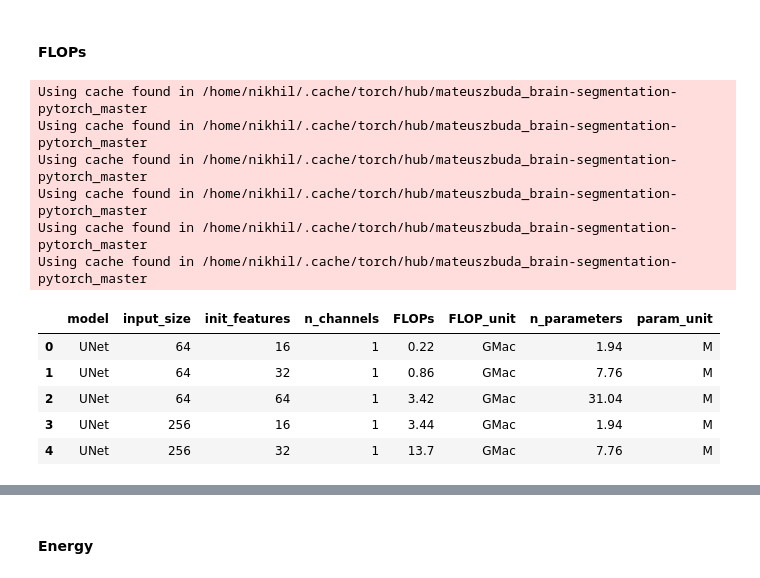
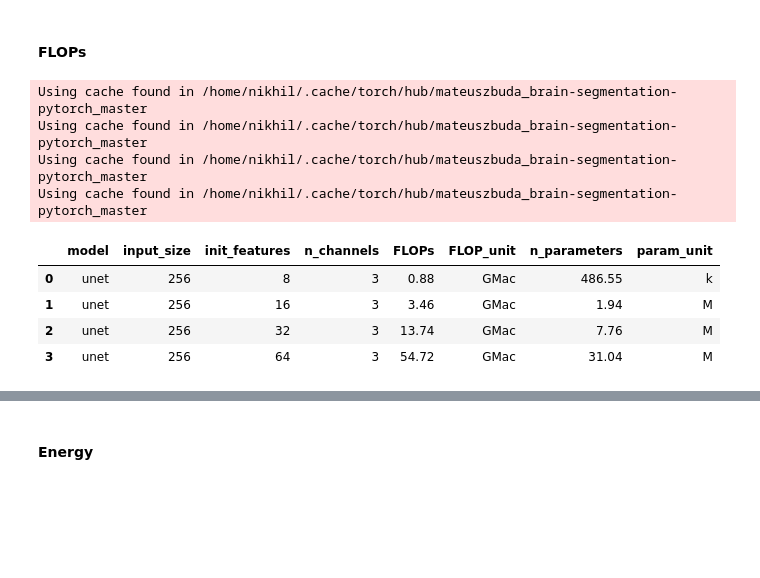
Before and after one commit to neurodatascience/watts_up_compute, a Jupyter notebook: notebooks/4_unet_analysis.ipynb, the cells around one changed output, grey strips where cells are left out. Cells and saved outputs as stored; diff of their text form; code cells hidden in the pictures; blank space fills up the shorter version.

```diff
--- a/notebooks/4_unet_analysis.ipynb
+++ b/notebooks/4_unet_analysis.ipynb
@@ -215,37 +220,34 @@ with sns.axes_style("whitegrid"):
 #### FLOPs
 # %%
 model_name = 'unet'
-input_size_list = [64, 256] ## vairable input size does not impact model size in fully-conv-nets
-init_features_list = [16, 32, 64]
-n_channels_list = [1]
+input_size_list = [256] ## vairable input size does not impact model size in fully-conv-nets
+init_features_list = [8, 16, 32, 64]
+n_channels_list = [3]
 
 FLOP_df = pd.DataFrame(columns=['model','input_size','init_features','n_channels','FLOPs','FLOP_unit','n_parameters', 'param_unit'])
 i = 0
 
 for input_size in input_size_list:
     for init_features in init_features_list:
         for n_channels in n_channels_list:
             model = torch.hub.load('mateuszbuda/brain-segmentation-pytorch', 'unet',
                 in_channels=n_channels, out_channels=1, init_features=init_features, pretrained=False)
 
             macs, params = get_model_complexity_info(model, (n_channels, input_size, input_size), as_strings=True,
                                                     print_per_layer_stat=False, verbose=False)
 
             FLOP_df.loc[i] = [model_name,input_size,init_features,n_channels] + macs.split(' ') + params.split(' ')
             i = i + 1
 
 FLOP_df.head()
 # %% [output]
 Using cache found in /home/nikhil/.cache/torch/hub/mateuszbuda_brain-segmentation-pytorch_master
 Using cache found in /home/nikhil/.cache/torch/hub/mateuszbuda_brain-segmentation-pytorch_master
 Using cache found in /home/nikhil/.cache/torch/hub/mateuszbuda_brain-segmentation-pytorch_master
 Using cache found in /home/nikhil/.cache/torch/hub/mateuszbuda_brain-segmentation-pytorch_master
-Using cache found in /home/nikhil/.cache/torch/hub/mateuszbuda_brain-segmentation-pytorch_master
-Using cache found in /home/nikhil/.cache/torch/hub/mateuszbuda_brain-segmentation-pytorch_master
 |  | model | input_size | init_features | n_channels | FLOPs | FLOP_unit | n_parameters | param_unit |
-| 0 | UNet | 64 | 16 | 1 | 0.22 | GMac | 1.94 | M |
-| 1 | UNet | 64 | 32 | 1 | 0.86 | GMac | 7.76 | M |
-| 2 | UNet | 64 | 64 | 1 | 3.42 | GMac | 31.04 | M |
-| 3 | UNet | 256 | 16 | 1 | 3.44 | GMac | 1.94 | M |
-| 4 | UNet | 256 | 32 | 1 | 13.7 | GMac | 7.76 | M |
+| 0 | unet | 256 | 8 | 3 | 0.88 | GMac | 486.55 | k |
+| 1 | unet | 256 | 16 | 3 | 3.46 | GMac | 1.94 | M |
+| 2 | unet | 256 | 32 | 3 | 13.74 | GMac | 7.76 | M |
+| 3 | unet | 256 | 64 | 3 | 54.72 | GMac | 31.04 | M |
 # %%
```
Also changed, not shown: parts of 18 cells of this notebook, 6 other files.
